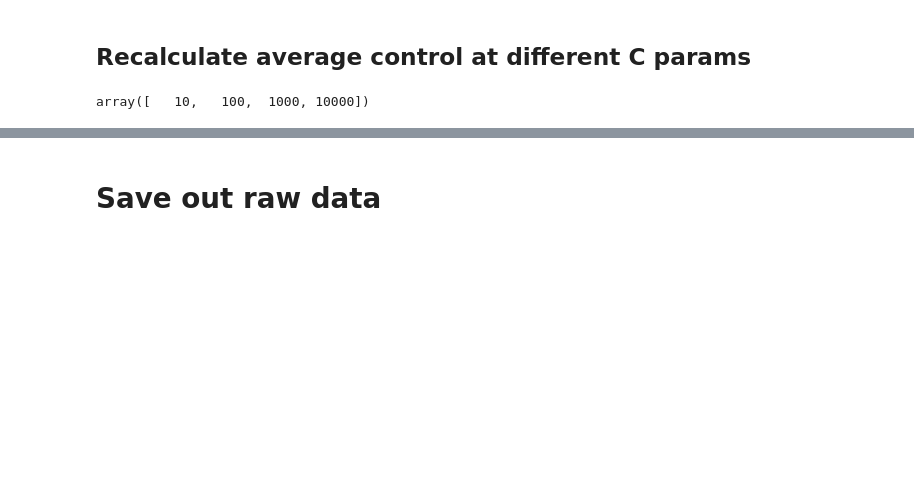
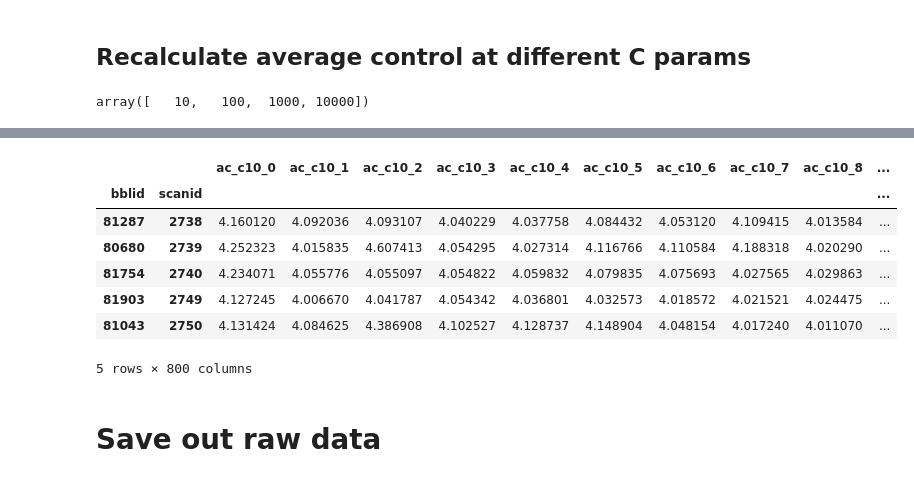
Before and after one commit to lindenmp/neurodev_cs_predictive, a Jupyter notebook: 1_code/1_compute_node_features.ipynb, the cells around one changed output, grey strips where cells are left out. Saved outputs shown, nothing was run; the diff lists cells and outputs as text; code cells hidden in the pictures; blank space fills up the shorter version.

```diff
--- a/1_code/1_compute_node_features.ipynb
+++ b/1_code/1_compute_node_features.ipynb
@@ -215,2 +258,14 @@ for c in c_params:
+# %%
+df_node_ac_overc_i2 = df_node_ac_overc * (2**2)
+df_node_ac_overc_i2.head()
+# %% [output]
+|  |  | ac_c10_0 | ac_c10_1 | ac_c10_2 | ac_c10_3 | ac_c10_4 | ac_c10_5 | ac_c10_6 | ac_c10_7 | ac_c10_8 | ... |
+| bblid | scanid |  |  |  |  |  |  |  |  |  | ... |
+| 81287 | 2738 | 4.160120 | 4.092036 | 4.093107 | 4.040229 | 4.037758 | 4.084432 | 4.053120 | 4.109415 | 4.013584 | ... |
+| 80680 | 2739 | 4.252323 | 4.015835 | 4.607413 | 4.054295 | 4.027314 | 4.116766 | 4.110584 | 4.188318 | 4.020290 | ... |
+| 81754 | 2740 | 4.234071 | 4.055776 | 4.055097 | 4.054822 | 4.059832 | 4.079835 | 4.075693 | 4.027565 | 4.029863 | ... |
+| 81903 | 2749 | 4.127245 | 4.006670 | 4.041787 | 4.054342 | 4.036801 | 4.032573 | 4.018572 | 4.021521 | 4.024475 | ... |
+| 81043 | 2750 | 4.131424 | 4.084625 | 4.386908 | 4.102527 | 4.128737 | 4.148904 | 4.048154 | 4.017240 | 4.011070 | ... |
+5 rows × 800 columns
 # %% [markdown]
 # Save out raw data
```
Also changed, not shown: parts of 22 cells of this notebook, 1 other file.
